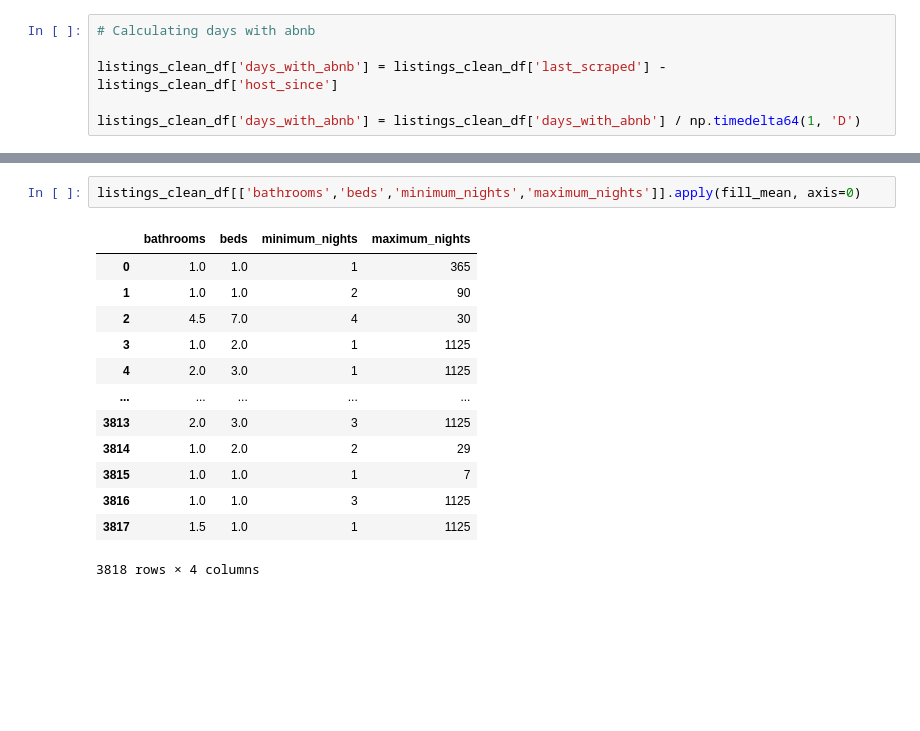
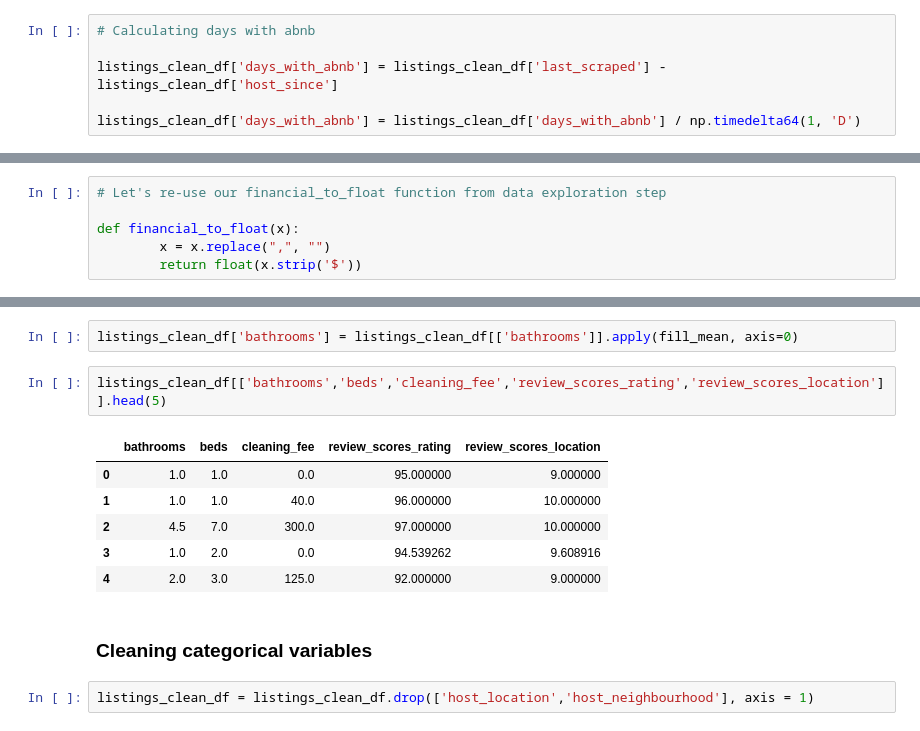
Before and after one commit to Olek-ua/Seattle_Project, a Jupyter notebook: Data Preparation - Seatle AirBnB.ipynb, the cells around one changed output, grey strips where cells are left out. Drawn from its saved outputs; the diff is of its cells as text; blank space fills up the shorter version.

```diff
--- a/Data Preparation - Seatle AirBnB.ipynb
+++ b/Data Preparation - Seatle AirBnB.ipynb
@@ -251,0 +234,6 @@ That broke...because column is a string.
+# %%
+# Let's re-use our financial_to_float function from data exploration step
+
+def financial_to_float(x):
+        x = x.replace(",", "")
+        return float(x.strip('$'))
@@ -252,16 +252,15 @@ That broke...because column is a string.
 # %%
-listings_clean_df[['bathrooms','beds','minimum_nights','maximum_nights']].apply(fill_mean, axis=0)
+listings_clean_df['bathrooms'] = listings_clean_df[['bathrooms']].apply(fill_mean, axis=0)
-# %% [output]
-|  | bathrooms | beds | minimum_nights | maximum_nights |
-| 0 | 1.0 | 1.0 | 1 | 365 |
-| 1 | 1.0 | 1.0 | 2 | 90 |
-| 2 | 4.5 | 7.0 | 4 | 30 |
-| 3 | 1.0 | 2.0 | 1 | 1125 |
-| 4 | 2.0 | 3.0 | 1 | 1125 |
-| ... | ... | ... | ... | ... |
-| 3813 | 2.0 | 3.0 | 3 | 1125 |
-| 3814 | 1.0 | 2.0 | 2 | 29 |
-| 3815 | 1.0 | 1.0 | 1 | 7 |
-| 3816 | 1.0 | 1.0 | 3 | 1125 |
-| 3817 | 1.5 | 1.0 | 1 | 1125 |
-3818 rows × 4 columns
+# %%
+listings_clean_df[['bathrooms','beds','cleaning_fee','review_scores_rating','review_scores_location']].head(5)
+# %% [output]
+|  | bathrooms | beds | cleaning_fee | review_scores_rating | review_scores_location |
+| 0 | 1.0 | 1.0 | 0.0 | 95.000000 | 9.000000 |
+| 1 | 1.0 | 1.0 | 40.0 | 96.000000 | 10.000000 |
+| 2 | 4.5 | 7.0 | 300.0 | 97.000000 | 10.000000 |
+| 3 | 1.0 | 2.0 | 0.0 | 94.539262 | 9.608916 |
+| 4 | 2.0 | 3.0 | 125.0 | 92.000000 | 9.000000 |
+# %% [markdown]
+### Cleaning categorical variables
+# %%
+listings_clean_df = listings_clean_df.drop(['host_location','host_neighbourhood'], axis = 1)
```
Also changed, not shown: parts of 26 cells of this notebook.
